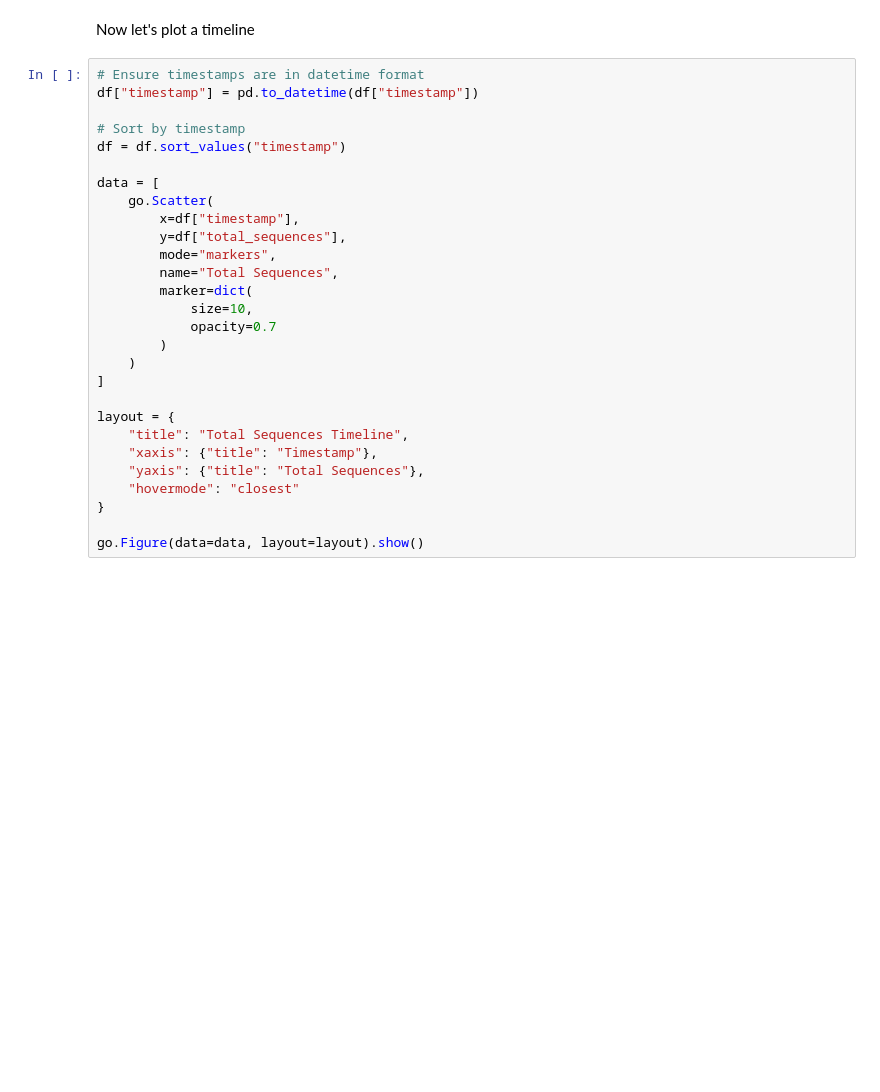
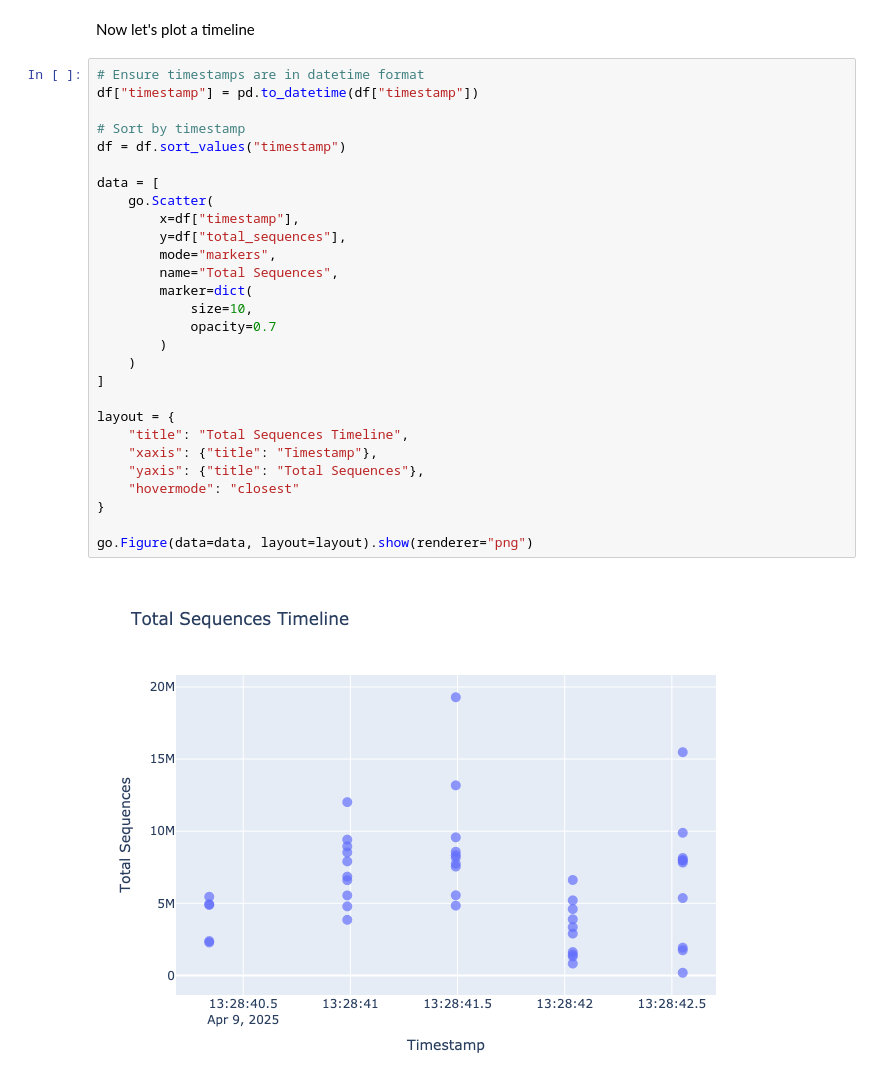
Before and after one commit to MultiQC/example-timeline, a Jupyter notebook: timeline.ipynb, the cells around one changed output. Saved outputs shown, nothing was run; the diff lists cells and outputs as text; blank space fills up the shorter version.

```diff
--- a/timeline.ipynb
+++ b/timeline.ipynb
@@ -153,28 +155,30 @@ Now let's plot a timeline
 # %%
 # Ensure timestamps are in datetime format
 df["timestamp"] = pd.to_datetime(df["timestamp"])
 
 # Sort by timestamp
 df = df.sort_values("timestamp")
 
 data = [
     go.Scatter(
         x=df["timestamp"],
         y=df["total_sequences"],
         mode="markers",
         name="Total Sequences",
         marker=dict(
             size=10,
             opacity=0.7
         )
     )
 ]
 
 layout = {
     "title": "Total Sequences Timeline",
     "xaxis": {"title": "Timestamp"},
     "yaxis": {"title": "Total Sequences"},
     "hovermode": "closest"
 }
 
-go.Figure(data=data, layout=layout).show()
+go.Figure(data=data, layout=layout).show(renderer="png")
+# %% [output]
+[figure, added]
```
Also changed, not shown: parts of 1 cell of this notebook.
